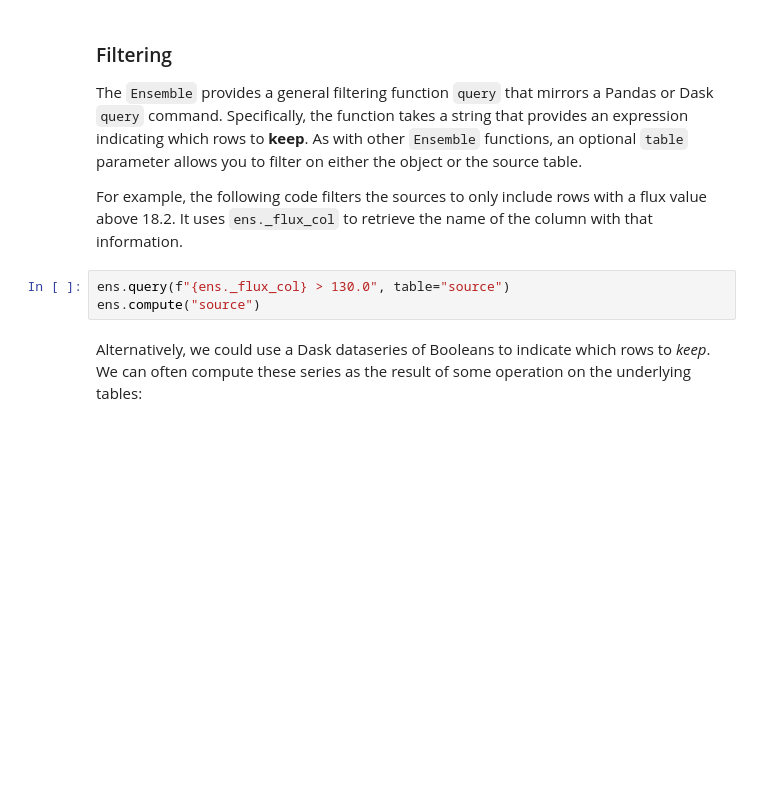
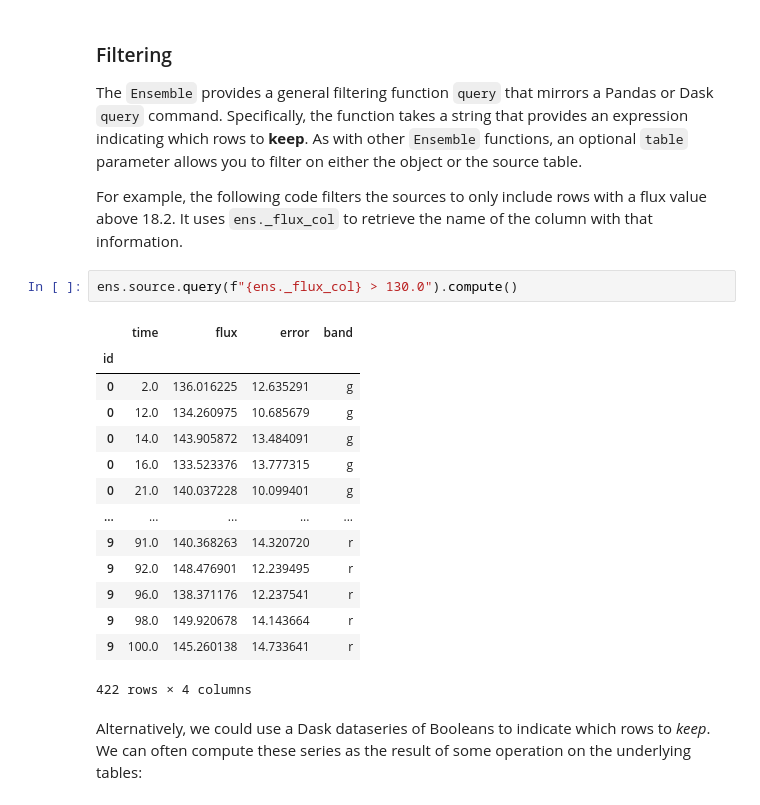
Before and after one commit to lincc-frameworks/tape, a Jupyter notebook: docs/tutorials/working_with_the_ensemble.ipynb, the cells around one changed output. Saved outputs shown, nothing was run; the diff lists cells and outputs as text; blank space fills up the shorter version.

Commit message:
Removed _object and _source references

```diff
--- a/docs/tutorials/working_with_the_ensemble.ipynb
+++ b/docs/tutorials/working_with_the_ensemble.ipynb
@@ -142,8 +177,22 @@ The `Ensemble` provides a general filtering function `query` that mirrors a Pand
 
 For example, the following code filters the sources to only include rows with a flux value above 18.2. It uses `ens._flux_col` to retrieve the name of the column with that information.
 # %%
-ens.query(f"{ens._flux_col} > 130.0", table="source")
-ens.compute("source")
+ens.source.query(f"{ens._flux_col} > 130.0").compute()
+# %% [output]
+|  | time | flux | error | band |
+| id |  |  |  |  |
+| 0 | 2.0 | 136.016225 | 12.635291 | g |
+| 0 | 12.0 | 134.260975 | 10.685679 | g |
+| 0 | 14.0 | 143.905872 | 13.484091 | g |
+| 0 | 16.0 | 133.523376 | 13.777315 | g |
+| 0 | 21.0 | 140.037228 | 10.099401 | g |
+| ... | ... | ... | ... | ... |
+| 9 | 91.0 | 140.368263 | 14.320720 | r |
+| 9 | 92.0 | 148.476901 | 12.239495 | r |
+| 9 | 96.0 | 138.371176 | 12.237541 | r |
+| 9 | 98.0 | 149.920678 | 14.143664 | r |
+| 9 | 100.0 | 145.260138 | 14.733641 | r |
+422 rows × 4 columns
 # %% [markdown]
 Alternatively, we could use a Dask dataseries of Booleans to indicate which rows to *keep*. We can often compute these series as the result of some operation on the underlying tables:
 # %%
```
Also changed, not shown: parts of 32 cells of this notebook.
